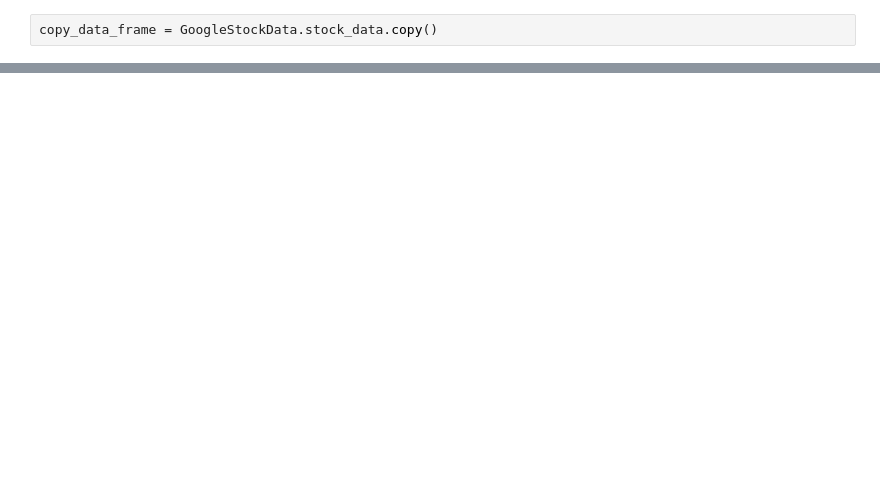
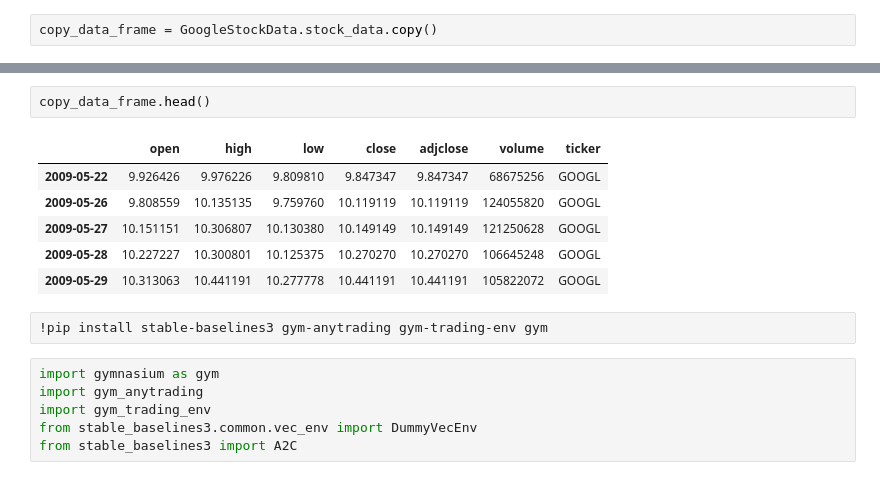
Before and after one commit to Pfannen/AI-Stock-Agent, a Jupyter notebook: notebooks/stock_agent_data.ipynb, the cells around one changed output, grey strips where cells are left out. Cells and saved outputs as stored; diff of their text form; blank space fills up the shorter version.

```diff
--- a/notebooks/stock_agent_data.ipynb
+++ b/notebooks/stock_agent_data.ipynb
@@ -858,0 +905,17 @@ feature.compute_linear_feature(copy_data_frame)
+# %%
+copy_data_frame.head()
+# %% [output]
+|  | open | high | low | close | adjclose | volume | ticker |
+| 2009-05-22 | 9.926426 | 9.976226 | 9.809810 | 9.847347 | 9.847347 | 68675256 | GOOGL |
+| 2009-05-26 | 9.808559 | 10.135135 | 9.759760 | 10.119119 | 10.119119 | 124055820 | GOOGL |
+| 2009-05-27 | 10.151151 | 10.306807 | 10.130380 | 10.149149 | 10.149149 | 121250628 | GOOGL |
+| 2009-05-28 | 10.227227 | 10.300801 | 10.125375 | 10.270270 | 10.270270 | 106645248 | GOOGL |
+| 2009-05-29 | 10.313063 | 10.441191 | 10.277778 | 10.441191 | 10.441191 | 105822072 | GOOGL |
+# %%
+!pip install stable-baselines3 gym-anytrading gym-trading-env gym
+# %%
+import gymnasium as gym
+import gym_anytrading
+import gym_trading_env
+from stable_baselines3.common.vec_env import DummyVecEnv
+from stable_baselines3 import A2C
```
Also changed, not shown: parts of 16 cells of this notebook.
